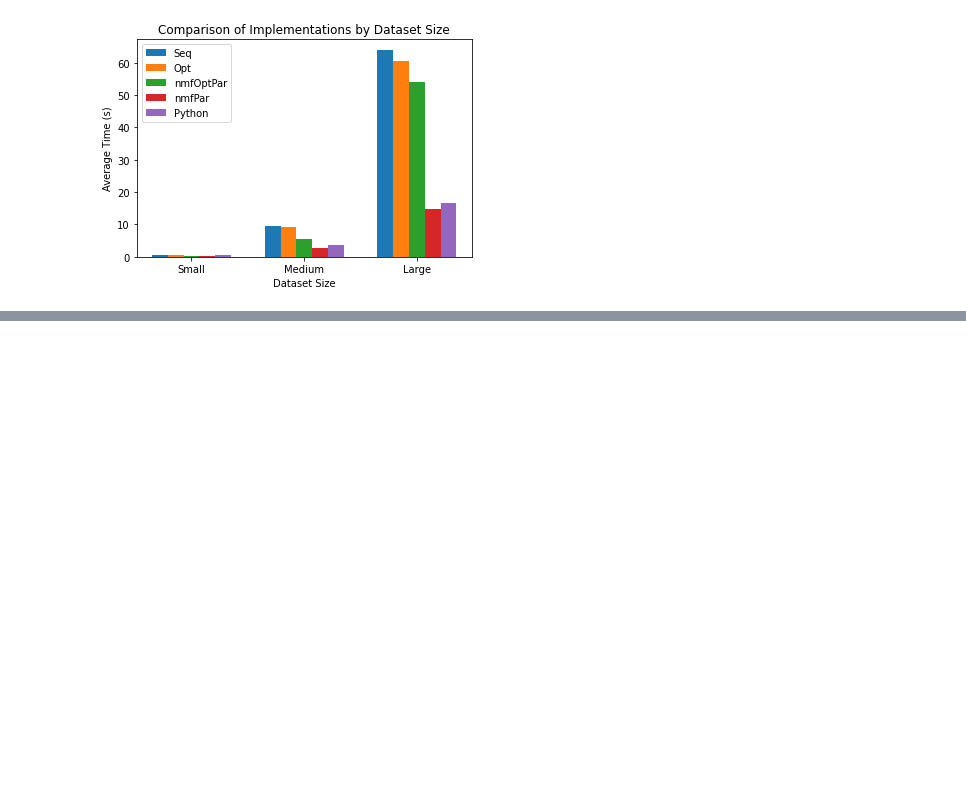
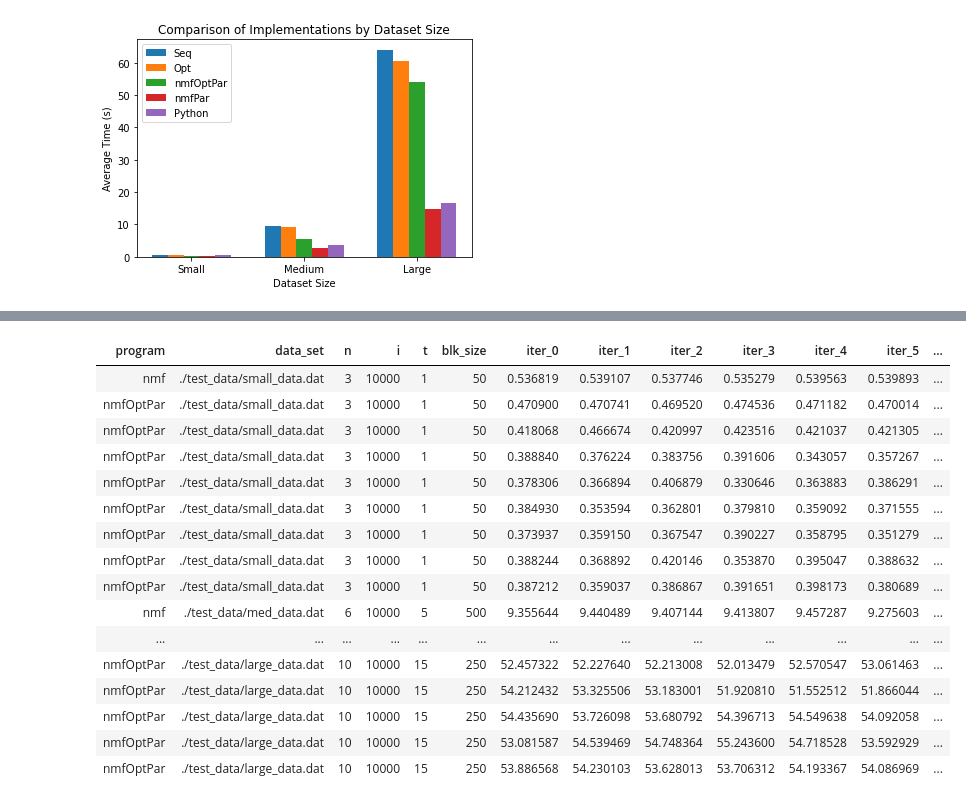
Before and after one commit to NFabrizio/NMF, a Jupyter notebook: results.ipynb, the cells around one changed output, grey strips where cells are left out. Saved outputs shown, nothing was run; the diff lists cells and outputs as text; code cells hidden in the pictures; blank space fills up the shorter version.

```diff
--- a/results.ipynb
+++ b/results.ipynb
@@ -324,8 +324,8 @@ def calc_mean_and_variance(df):
 
     return df
 # %%
-desired_cols = ['program', 'data_set', 'n', 'i', 't', 'b', 'iter_0', 'iter_1', 'iter_2', \
-                'iter_3', 'iter_4', 'iter_5', 'iter_6', 'adjusted_mean', 'speedup']
+desired_cols = ['program', 'data_set', 'n', 'i', 't', 'blk_size', 'iter_0', 'iter_1', 'iter_2', \
+                'iter_3', 'iter_4', 'iter_5', 'iter_6', 'adjusted_mean', 'speedup', 'efficiency']
 # %%
 from IPython.display import display
 
@@ -1035,0 +1109,21 @@ plt.show()
+# %%
+adjusted_data_nmfOptPar = calc_mean_and_variance2(data_nmfOptPar)
+print_table(adjusted_data_nmfOptPar)
+# %% [output]
+| program | data_set | n | i | t | blk_size | iter_0 | iter_1 | iter_2 | iter_3 | iter_4 | iter_5 | ... |
+| nmf | ./test_data/small_data.dat | 3 | 10000 | 1 | 50 | 0.536819 | 0.539107 | 0.537746 | 0.535279 | 0.539563 | 0.539893 | ... |
+| nmfOptPar | ./test_data/small_data.dat | 3 | 10000 | 1 | 50 | 0.470900 | 0.470741 | 0.469520 | 0.474536 | 0.471182 | 0.470014 | ... |
+| nmfOptPar | ./test_data/small_data.dat | 3 | 10000 | 1 | 50 | 0.418068 | 0.466674 | 0.420997 | 0.423516 | 0.421037 | 0.421305 | ... |
+| nmfOptPar | ./test_data/small_data.dat | 3 | 10000 | 1 | 50 | 0.388840 | 0.376224 | 0.383756 | 0.391606 | 0.343057 | 0.357267 | ... |
+| nmfOptPar | ./test_data/small_data.dat | 3 | 10000 | 1 | 50 | 0.378306 | 0.366894 | 0.406879 | 0.330646 | 0.363883 | 0.386291 | ... |
+| nmfOptPar | ./test_data/small_data.dat | 3 | 10000 | 1 | 50 | 0.384930 | 0.353594 | 0.362801 | 0.379810 | 0.359092 | 0.371555 | ... |
+| nmfOptPar | ./test_data/small_data.dat | 3 | 10000 | 1 | 50 | 0.373937 | 0.359150 | 0.367547 | 0.390227 | 0.358795 | 0.351279 | ... |
+| nmfOptPar | ./test_data/small_data.dat | 3 | 10000 | 1 | 50 | 0.388244 | 0.368892 | 0.420146 | 0.353870 | 0.395047 | 0.388632 | ... |
+| nmfOptPar | ./test_data/small_data.dat | 3 | 10000 | 1 | 50 | 0.387212 | 0.359037 | 0.386867 | 0.391651 | 0.398173 | 0.380689 | ... |
+| nmf | ./test_data/med_data.dat | 6 | 10000 | 5 | 500 | 9.355644 | 9.440489 | 9.407144 | 9.413807 | 9.457287 | 9.275603 | ... |
+| ... | ... | ... | ... | ... | ... | ... | ... | ... | ... | ... | ... | ... |
+| nmfOptPar | ./test_data/large_data.dat | 10 | 10000 | 15 | 250 | 52.457322 | 52.227640 | 52.213008 | 52.013479 | 52.570547 | 53.061463 | ... |
+| nmfOptPar | ./test_data/large_data.dat | 10 | 10000 | 15 | 250 | 54.212432 | 53.325506 | 53.183001 | 51.920810 | 51.552512 | 51.866044 | ... |
+| nmfOptPar | ./test_data/large_data.dat | 10 | 10000 | 15 | 250 | 54.435690 | 53.726098 | 53.680792 | 54.396713 | 54.549638 | 54.092058 | ... |
+| nmfOptPar | ./test_data/large_data.dat | 10 | 10000 | 15 | 250 | 53.081587 | 54.539469 | 54.748364 | 55.243600 | 54.718528 | 53.592929 | ... |
+| nmfOptPar | ./test_data/large_data.dat | 10 | 10000 | 15 | 250 | 53.886568 | 54.230103 | 53.628013 | 53.706312 | 54.193367 | 54.086969 | ... |
```
Also changed, not shown: parts of 4 cells of this notebook, 4 other files.
